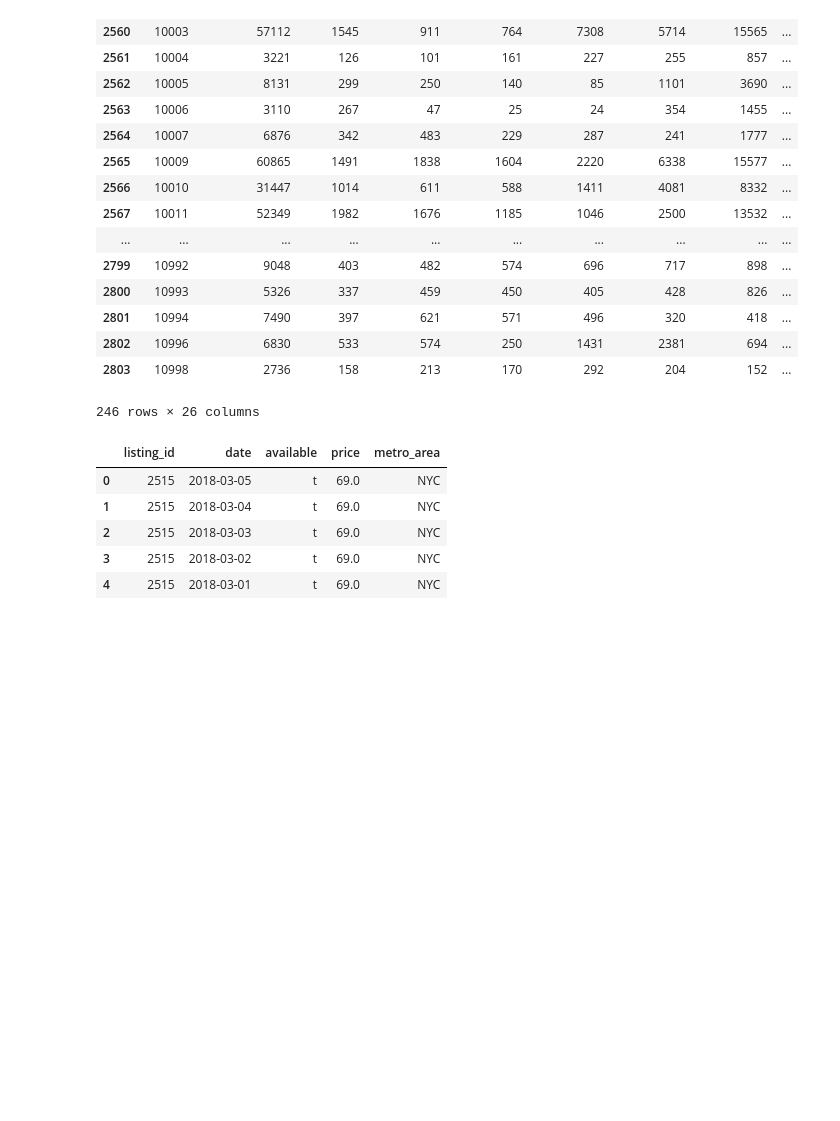
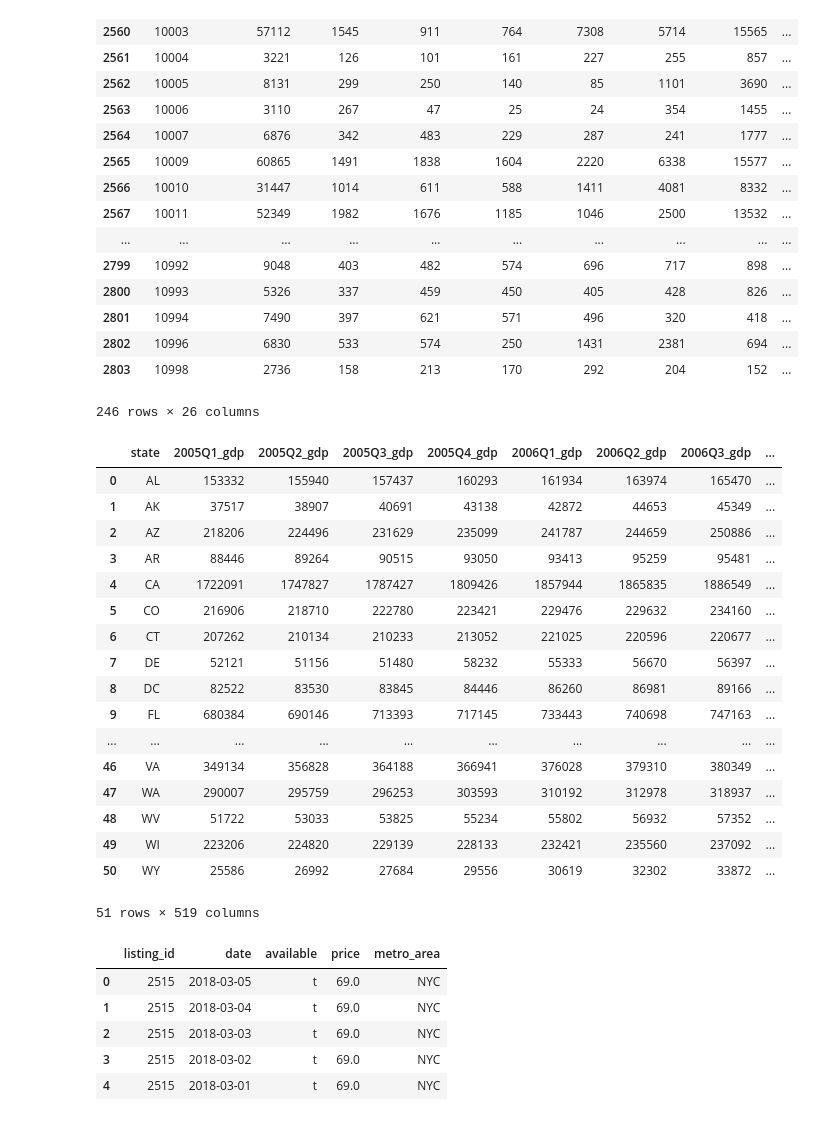
Before and after one commit to terenceneo/Airbnb-NYC-data-study, a Jupyter notebook: AirBnb Data Exploration.ipynb, the cells around one changed output. Cells and saved outputs as stored; diff of their text form; code cells hidden in the pictures; blank space fills up the shorter version.

```diff
--- a/AirBnb Data Exploration.ipynb
+++ b/AirBnb Data Exploration.ipynb
@@ -59,6 +59,27 @@ demographics[demographics["zipcode"] // 1000 == 10]
 | 2802 | 10996 | 6830 | 533 | 574 | 250 | 1431 | 2381 | 694 | ... |
 | 2803 | 10998 | 2736 | 158 | 213 | 170 | 292 | 204 | 152 | ... |
 246 rows × 26 columns
+# %%
+econ_state
+# %% [output]
+|  | state | 2005Q1_gdp | 2005Q2_gdp | 2005Q3_gdp | 2005Q4_gdp | 2006Q1_gdp | 2006Q2_gdp | 2006Q3_gdp | ... |
+| 0 | AL | 153332 | 155940 | 157437 | 160293 | 161934 | 163974 | 165470 | ... |
+| 1 | AK | 37517 | 38907 | 40691 | 43138 | 42872 | 44653 | 45349 | ... |
+| 2 | AZ | 218206 | 224496 | 231629 | 235099 | 241787 | 244659 | 250886 | ... |
+| 3 | AR | 88446 | 89264 | 90515 | 93050 | 93413 | 95259 | 95481 | ... |
+| 4 | CA | 1722091 | 1747827 | 1787427 | 1809426 | 1857944 | 1865835 | 1886549 | ... |
+| 5 | CO | 216906 | 218710 | 222780 | 223421 | 229476 | 229632 | 234160 | ... |
+| 6 | CT | 207262 | 210134 | 210233 | 213052 | 221025 | 220596 | 220677 | ... |
+| 7 | DE | 52121 | 51156 | 51480 | 58232 | 55333 | 56670 | 56397 | ... |
+| 8 | DC | 82522 | 83530 | 83845 | 84446 | 86260 | 86981 | 89166 | ... |
+| 9 | FL | 680384 | 690146 | 713393 | 717145 | 733443 | 740698 | 747163 | ... |
+| ... | ... | ... | ... | ... | ... | ... | ... | ... | ... |
+| 46 | VA | 349134 | 356828 | 364188 | 366941 | 376028 | 379310 | 380349 | ... |
+| 47 | WA | 290007 | 295759 | 296253 | 303593 | 310192 | 312978 | 318937 | ... |
+| 48 | WV | 51722 | 53033 | 53825 | 55234 | 55802 | 56932 | 57352 | ... |
+| 49 | WI | 223206 | 224820 | 229139 | 228133 | 232421 | 235560 | 237092 | ... |
+| 50 | WY | 25586 | 26992 | 27684 | 29556 | 30619 | 32302 | 33872 | ... |
+51 rows × 519 columns
 # %%
 calendar.head()
 # %% [output]
```
Also changed, not shown: 1 other file.
